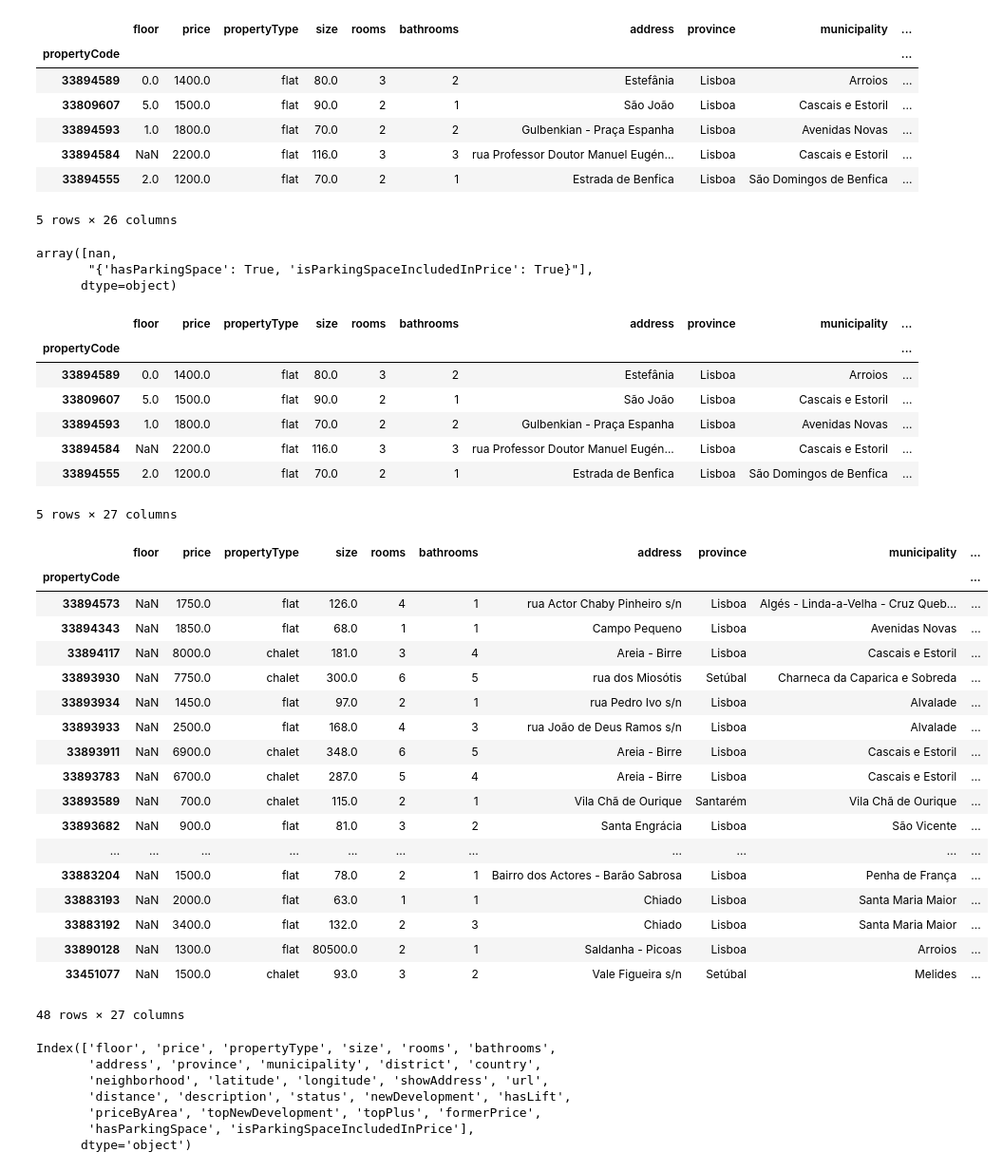
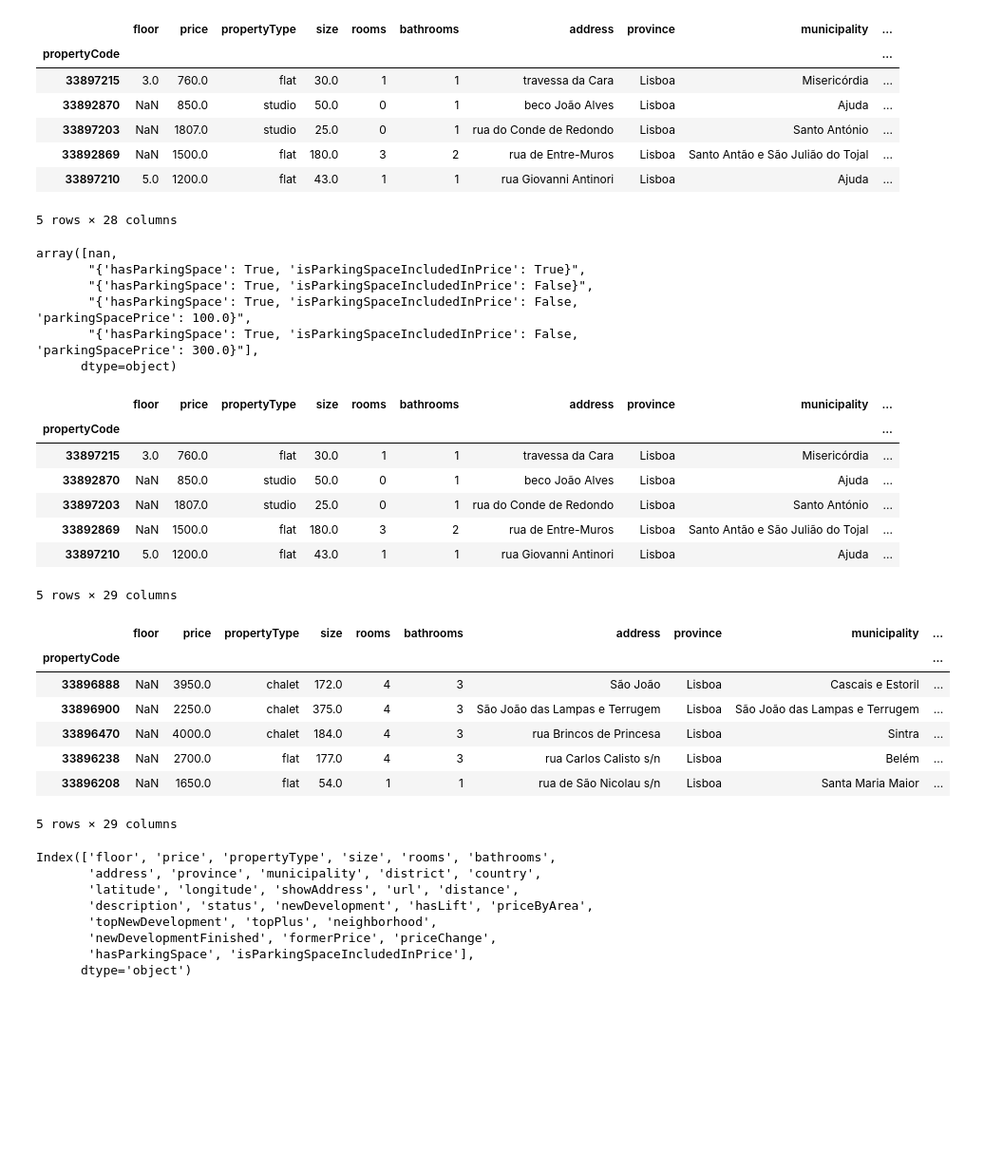
Before and after one commit to fcortevargas/housing-prices, a Jupyter notebook: notebooks/data_cleaning.ipynb, the cells around one changed output. Shown at 95% size. Drawn from its saved outputs; the diff is of its cells as text; code cells hidden in the pictures; blank space fills up the shorter version.

```diff
--- a/notebooks/data_cleaning.ipynb
+++ b/notebooks/data_cleaning.ipynb
@@ -7,5 +9,5 @@ import ast
 # %%
-df = pd.read_csv('../data/raw/lisbon_listings_for_rent.csv', index_col='propertyCode')
+df = pd.read_csv(f'../data/raw/{file_name}', index_col='propertyCode')
 # %%
 df.head()
 # %% [output]
@@ -144,6 +132,7 @@ df[df.floor.str.isnumeric() == False]
 df.floor = df.floor.str.replace('bj', '0')
 df.floor = df.floor.str.replace('-', '')
 df.floor = df.floor.str.replace('st', '-1')
+df.floor = df.floor.str.replace('ss', '-1')
 df.floor = df.floor.astype(float)
 # %%
 df.floor.describe()
@@ -191,7 +180,8 @@ def extract_former_price(price_str):
 
 # Apply the function to create the formerPrice column
 df['formerPrice'] = df['priceInfo'].apply(extract_former_price)
-df.drop(columns=['priceInfo'], inplace=True)
+df['priceChange'] = df['formerPrice'] - df['price']
+df = df.drop(columns=['priceInfo'])
 # %%
 df['formerPrice']
 # %% [output]
@@ -213,20 +203,23 @@ df.head()
 # %% [output]
 |  | floor | price | propertyType | size | rooms | bathrooms | address | province | municipality | ... |
 | propertyCode |  |  |  |  |  |  |  |  |  | ... |
-| 33894589 | 0.0 | 1400.0 | flat | 80.0 | 3 | 2 | Estefânia | Lisboa | Arroios | ... |
-| 33809607 | 5.0 | 1500.0 | flat | 90.0 | 2 | 1 | São João | Lisboa | Cascais e Estoril | ... |
-| 33894593 | 1.0 | 1800.0 | flat | 70.0 | 2 | 2 | Gulbenkian - Praça Espanha | Lisboa | Avenidas Novas | ... |
-| 33894584 | NaN | 2200.0 | flat | 116.0 | 3 | 3 | rua Professor Doutor Manuel Eugén... | Lisboa | Cascais e Estoril | ... |
-| 33894555 | 2.0 | 1200.0 | flat | 70.0 | 2 | 1 | Estrada de Benfica | Lisboa | São Domingos de Benfica | ... |
+| 33897215 | 3.0 | 760.0 | flat | 30.0 | 1 | 1 | travessa da Cara | Lisboa | Misericórdia | ... |
+| 33892870 | NaN | 850.0 | studio | 50.0 | 0 | 1 | beco João Alves | Lisboa | Ajuda | ... |
+| 33897203 | NaN | 1807.0 | studio | 25.0 | 0 | 1 | rua do Conde de Redondo | Lisboa | Santo António | ... |
+| 33892869 | NaN | 1500.0 | flat | 180.0 | 3 | 2 | rua de Entre-Muros | Lisboa | Santo Antão e São Julião do Tojal | ... |
+| 33897210 | 5.0 | 1200.0 | flat | 43.0 | 1 | 1 | rua Giovanni Antinori | Lisboa | Ajuda | ... |
-5 rows × 26 columns
+5 rows × 28 columns
 # %%
 df.parkingSpace.unique()
 # %% [output]
 array([nan,
-       "{'hasParkingSpace': True, 'isParkingSpaceIncludedInPrice': True}"],
+       "{'hasParkingSpace': True, 'isParkingSpaceIncludedInPrice': True}",
+       "{'hasParkingSpace': True, 'isParkingSpaceIncludedInPrice': False}",
+       "{'hasParkingSpace': True, 'isParkingSpaceIncludedInPrice': False, 'parkingSpacePrice': 100.0}",
+       "{'hasParkingSpace': True, 'isParkingSpaceIncludedInPrice': False, 'parkingSpacePrice': 300.0}"],
       dtype=object)
 # %%
-df['parkingSpace'].fillna('{}', inplace=True)
+df['parkingSpace'] = df['parkingSpace'].fillna('{}')
 df['parsed'] = df['parkingSpace'].apply(ast.literal_eval)
 df['hasParkingSpace'] = df['parsed'].apply(lambda x: x.get('hasParkingSpace', False))
 df['isParkingSpaceIncludedInPrice'] = df['parsed'].apply(lambda x: x.get('isParkingSpaceIncludedInPrice', False))
@@ -236,41 +229,31 @@ df.head()
 # %% [output]
 |  | floor | price | propertyType | size | rooms | bathrooms | address | province | municipality | ... |
 | propertyCode |  |  |  |  |  |  |  |  |  | ... |
-| 33894589 | 0.0 | 1400.0 | flat | 80.0 | 3 | 2 | Estefânia | Lisboa | Arroios | ... |
-| 33809607 | 5.0 | 1500.0 | flat | 90.0 | 2 | 1 | São João | Lisboa | Cascais e Estoril | ... |
-| 33894593 | 1.0 | 1800.0 | flat | 70.0 | 2 | 2 | Gulbenkian - Praça Espanha | Lisboa | Avenidas Novas | ... |
-| 33894584 | NaN | 2200.0 | flat | 116.0 | 3 | 3 | rua Professor Doutor Manuel Eugén... | Lisboa | Cascais e Estoril | ... |
-| 33894555 | 2.0 | 1200.0 | flat | 70.0 | 2 | 1 | Estrada de Benfica | Lisboa | São Domingos de Benfica | ... |
+| 33897215 | 3.0 | 760.0 | flat | 30.0 | 1 | 1 | travessa da Cara | Lisboa | Misericórdia | ... |
+| 33892870 | NaN | 850.0 | studio | 50.0 | 0 | 1 | beco João Alves | Lisboa | Ajuda | ... |
+| 33897203 | NaN | 1807.0 | studio | 25.0 | 0 | 1 | rua do Conde de Redondo | Lisboa | Santo António | ... |
+| 33892869 | NaN | 1500.0 | flat | 180.0 | 3 | 2 | rua de Entre-Muros | Lisboa | Santo Antão e São Julião do Tojal | ... |
+| 33897210 | 5.0 | 1200.0 | flat | 43.0 | 1 | 1 | rua Giovanni Antinori | Lisboa | Ajuda | ... |
-5 rows × 27 columns
+5 rows × 29 columns
 # %%
-df[df.hasLift.isnull()]
+df[df.hasLift.isnull()].head()
 # %% [output]
 |  | floor | price | propertyType | size | rooms | bathrooms | address | province | municipality | ... |
 | propertyCode |  |  |  |  |  |  |  |  |  | ... |
-| 33894573 | NaN | 1750.0 | flat | 126.0 | 4 | 1 | rua Actor Chaby Pinheiro s/n | Lisboa | Algés - Linda-a-Velha - Cruz Queb... | ... |
-| 33894343 | NaN | 1850.0 | flat | 68.0 | 1 | 1 | Campo Pequeno | Lisboa | Avenidas Novas | ... |
-| 33894117 | NaN | 8000.0 | chalet | 181.0 | 3 | 4 | Areia - Birre | Lisboa | Cascais e Estoril | ... |
-| 33893930 | NaN | 7750.0 | chalet | 300.0 | 6 | 5 | rua dos Miosótis | Setúbal | Charneca da Caparica e Sobreda | ... |
-| 33893934 | NaN | 1450.0 | flat | 97.0 | 2 | 1 | rua Pedro Ivo s/n | Lisboa | Alvalade | ... |
-| 33893933 | NaN | 2500.0 | flat | 168.0 | 4 | 3 | rua João de Deus Ramos s/n | Lisboa | Alvalade | ... |
-| 33893911 | NaN | 6900.0 | chalet | 348.0 | 6 | 5 | Areia - Birre | Lisboa | Cascais e Estoril | ... |
-| 33893783 | NaN | 6700.0 | chalet | 287.0 | 5 | 4 | Areia - Birre | Lisboa | Cascais e Estoril | ... |
-| 33893589 | NaN | 700.0 | chalet | 115.0 | 2 | 1 | Vila Chã de Ourique | Santarém | Vila Chã de Ourique | ... |
-| 33893682 | NaN | 900.0 | flat | 81.0 | 3 | 2 | Santa Engrácia | Lisboa | São Vicente | ... |
-| ... | ... | ... | ... | ... | ... | ... | ... | ... | ... | ... |
-| 33883204 | NaN | 1500.0 | flat | 78.0 | 2 | 1 | Bairro dos Actores - Barão Sabrosa | Lisboa | Penha de França | ... |
-| 33883193 | NaN | 2000.0 | flat | 63.0 | 1 | 1 | Chiado | Lisboa | Santa Maria Maior | ... |
-| 33883192 | NaN | 3400.0 | flat | 132.0 | 2 | 3 | Chiado | Lisboa | Santa Maria Maior | ... |
-| 33890128 | NaN | 1300.0 | flat | 80500.0 | 2 | 1 | Saldanha - Picoas | Lisboa | Arroios | ... |
-| 33451077 | NaN | 1500.0 | chalet | 93.0 | 3 | 2 | Vale Figueira s/n | Setúbal | Melides | ... |
+| 33896888 | NaN | 3950.0 | chalet | 172.0 | 4 | 3 | São João | Lisboa | Cascais e Estoril | ... |
+| 33896900 | NaN | 2250.0 | chalet | 375.0 | 4 | 3 | São João das Lampas e Terrugem | Lisboa | São João das Lampas e Terrugem | ... |
+| 33896470 | NaN | 4000.0 | chalet | 184.0 | 4 | 3 | rua Brincos de Princesa | Lisboa | Sintra | ... |
+| 33896238 | NaN | 2700.0 | flat | 177.0 | 4 | 3 | rua Carlos Calisto s/n | Lisboa | Belém | ... |
+| 33896208 | NaN | 1650.0 | flat | 54.0 | 1 | 1 | rua de São Nicolau s/n | Lisboa | Santa Maria Maior | ... |
-48 rows × 27 columns
+5 rows × 29 columns
 # %%
 df.columns
 # %% [output]
 Index(['floor', 'price', 'propertyType', 'size', 'rooms', 'bathrooms',
        'address', 'province', 'municipality', 'district', 'country',
-       'neighborhood', 'latitude', 'longitude', 'showAddress', 'url',
-       'distance', 'description', 'status', 'newDevelopment', 'hasLift',
-       'priceByArea', 'topNewDevelopment', 'topPlus', 'formerPrice',
+       'latitude', 'longitude', 'showAddress', 'url', 'distance',
+       'description', 'status', 'newDevelopment', 'hasLift', 'priceByArea',
+       'topNewDevelopment', 'topPlus', 'neighborhood',
+       'newDevelopmentFinished', 'formerPrice', 'priceChange',
        'hasParkingSpace', 'isParkingSpaceIncludedInPrice'],
       dtype='object')
```
Also changed, not shown: parts of 16 cells of this notebook.
